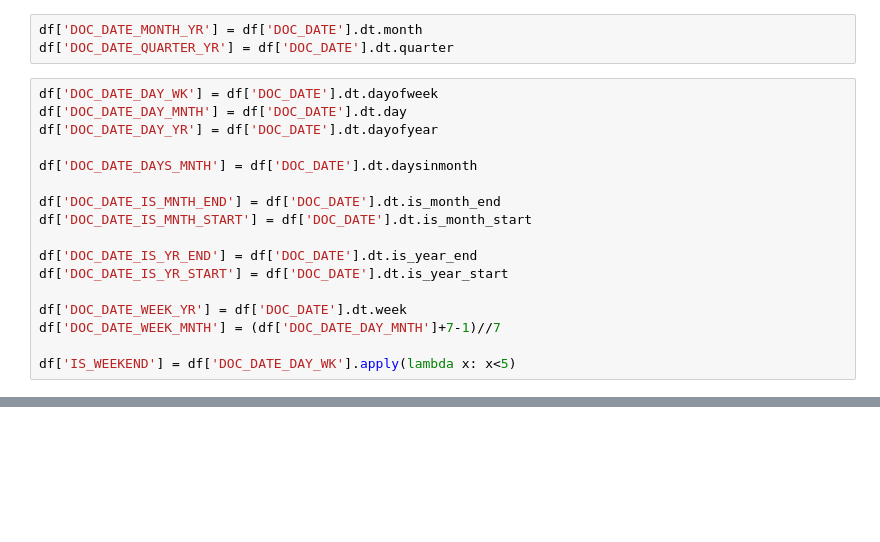
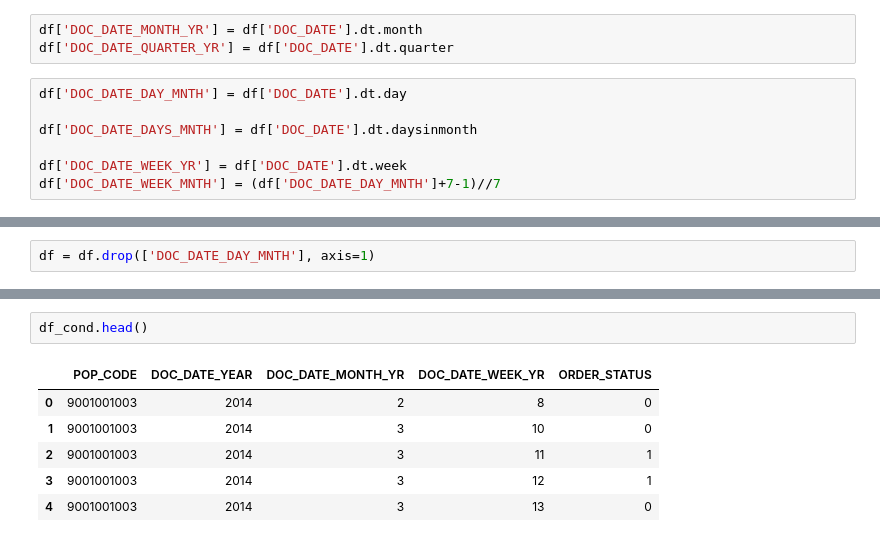
Before and after one commit to danishdata/ids-notebooks, a Jupyter notebook: Descriptive Statistics (Danish).ipynb, the cells around one changed output, grey strips where cells are left out. Drawn from its saved outputs; the diff is of its cells as text; blank space fills up the shorter version.

```diff
--- a/Descriptive Statistics (Danish).ipynb
+++ b/Descriptive Statistics (Danish).ipynb
@@ -823,22 +838,12 @@ df['DOC_DATE_YEAR'] = df['DOC_DATE'].dt.year
 df['DOC_DATE_MONTH_YR'] = df['DOC_DATE'].dt.month
 df['DOC_DATE_QUARTER_YR'] = df['DOC_DATE'].dt.quarter
 # %%
-df['DOC_DATE_DAY_WK'] = df['DOC_DATE'].dt.dayofweek
 df['DOC_DATE_DAY_MNTH'] = df['DOC_DATE'].dt.day
-df['DOC_DATE_DAY_YR'] = df['DOC_DATE'].dt.dayofyear
 
 df['DOC_DATE_DAYS_MNTH'] = df['DOC_DATE'].dt.daysinmonth
 
-df['DOC_DATE_IS_MNTH_END'] = df['DOC_DATE'].dt.is_month_end
-df['DOC_DATE_IS_MNTH_START'] = df['DOC_DATE'].dt.is_month_start
-
-df['DOC_DATE_IS_YR_END'] = df['DOC_DATE'].dt.is_year_end
-df['DOC_DATE_IS_YR_START'] = df['DOC_DATE'].dt.is_year_start
-
 df['DOC_DATE_WEEK_YR'] = df['DOC_DATE'].dt.week
 df['DOC_DATE_WEEK_MNTH'] = (df['DOC_DATE_DAY_MNTH']+7-1)//7
-
-df['IS_WEEKEND'] = df['DOC_DATE_DAY_WK'].apply(lambda x: x<5)
 # %%
 df.shape
 # %% [output]
@@ -846 +851,3 @@ df.shape
+# %%
+df = df.drop(['DOC_DATE_DAY_MNTH'], axis=1)
 # %%
@@ -868,0 +862,9 @@ for field in ['IS_WEEKEND', 'DOC_DATE_IS_MNTH_END', 'DOC_DATE_IS_MNTH_START', 'D
+# %%
+df_cond.head()
+# %% [output]
+|  | POP_CODE | DOC_DATE_YEAR | DOC_DATE_MONTH_YR | DOC_DATE_WEEK_YR | ORDER_STATUS |
+| 0 | 9001001003 | 2014 | 2 | 8 | 0 |
+| 1 | 9001001003 | 2014 | 3 | 10 | 0 |
+| 2 | 9001001003 | 2014 | 3 | 11 | 1 |
+| 3 | 9001001003 | 2014 | 3 | 12 | 1 |
+| 4 | 9001001003 | 2014 | 3 | 13 | 0 |
```
Also changed, not shown: parts of 31 cells of this notebook, 2 other files.
